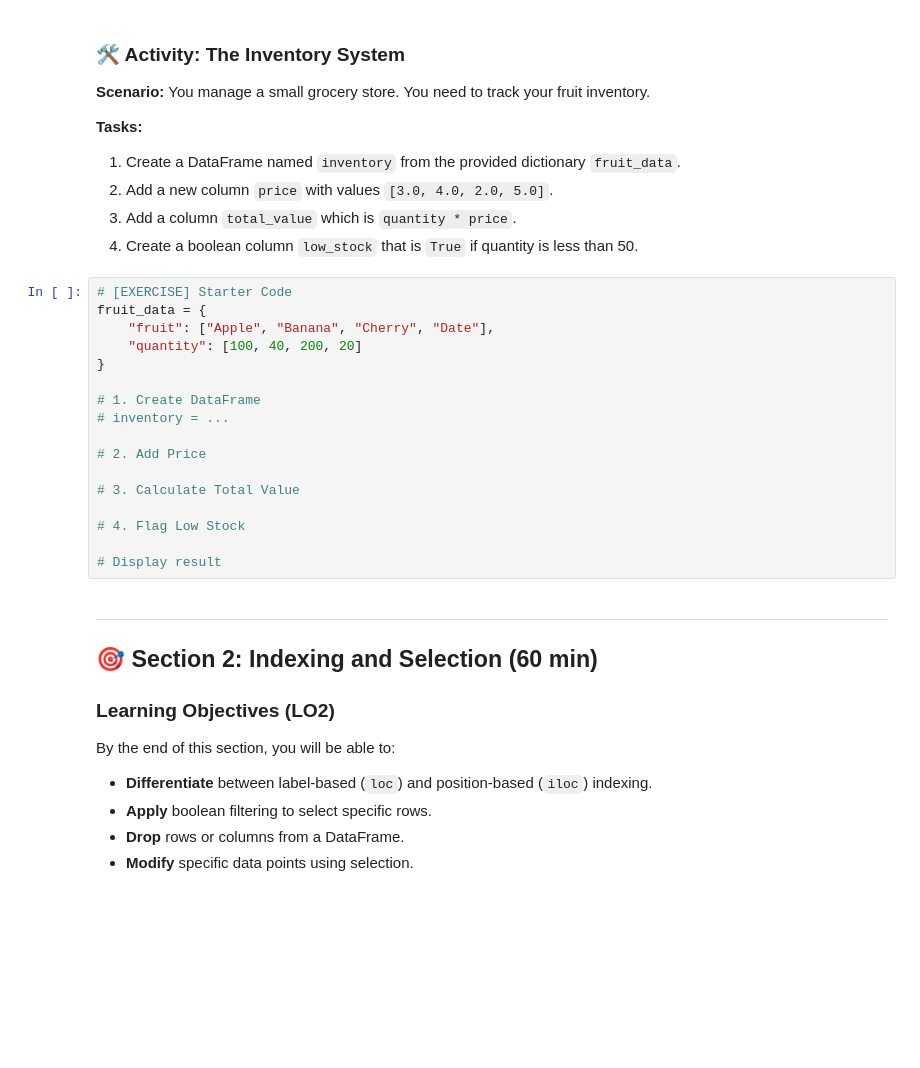
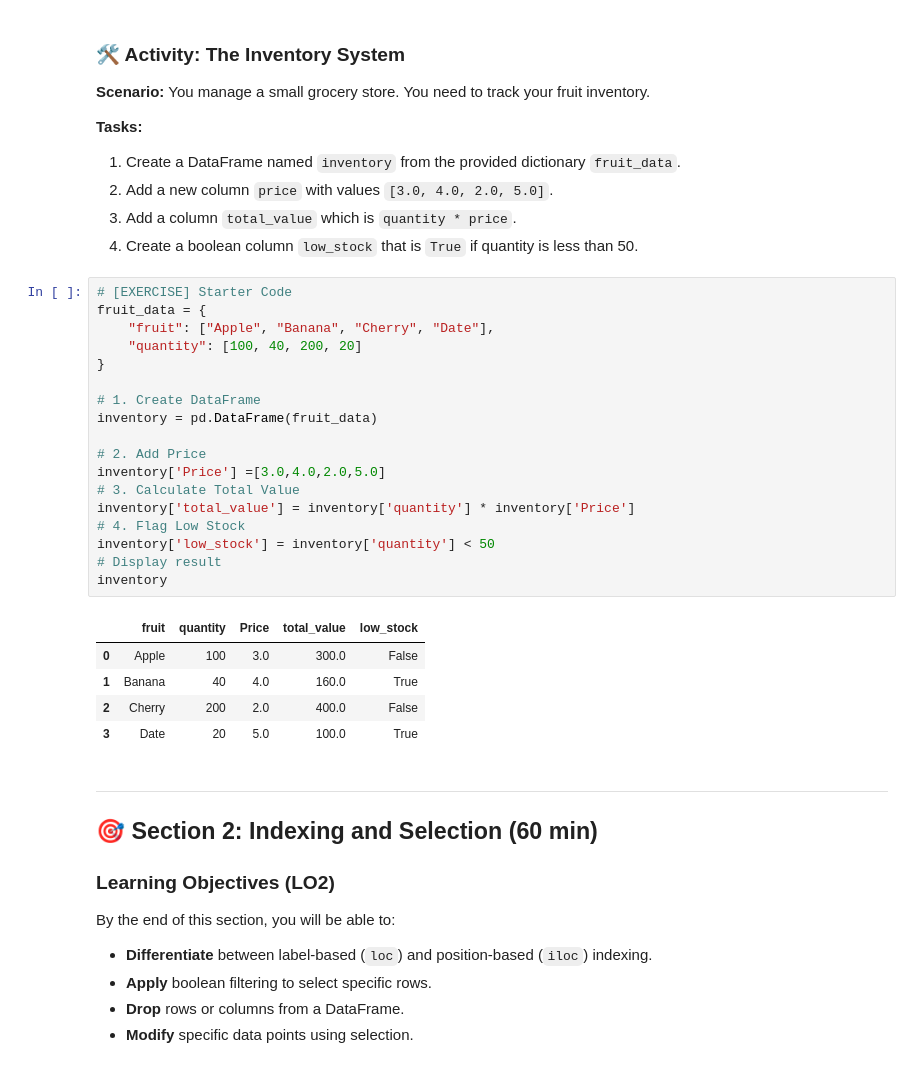
Before and after one commit to zeroonyx/6m-data-1.7-intro-pandas, a Jupyter notebook: notebooks/pandas_lesson.ipynb, the cells around one changed output. Cells and saved outputs as stored; diff of their text form; blank space fills up the shorter version.

```diff
--- a/notebooks/pandas_lesson.ipynb
+++ b/notebooks/pandas_lesson.ipynb
@@ -141,20 +190,27 @@ display(data_with_nan.notna())
 # %%
 # [EXERCISE] Starter Code
 fruit_data = {
     "fruit": ["Apple", "Banana", "Cherry", "Date"],
     "quantity": [100, 40, 200, 20]
 }
 
 # 1. Create DataFrame
-# inventory = ...
+inventory = pd.DataFrame(fruit_data)
 
 # 2. Add Price
-
+inventory['Price'] =[3.0,4.0,2.0,5.0]
 # 3. Calculate Total Value
-
+inventory['total_value'] = inventory['quantity'] * inventory['Price']
 # 4. Flag Low Stock
-
+inventory['low_stock'] = inventory['quantity'] < 50
 # Display result
+inventory
+# %% [output]
+|  | fruit | quantity | Price | total_value | low_stock |
+| 0 | Apple | 100 | 3.0 | 300.0 | False |
+| 1 | Banana | 40 | 4.0 | 160.0 | True |
+| 2 | Cherry | 200 | 2.0 | 400.0 | False |
+| 3 | Date | 20 | 5.0 | 100.0 | True |
 # %% [markdown]
 ---
 
```
Also changed, not shown: parts of 20 cells of this notebook, 1 other file.
